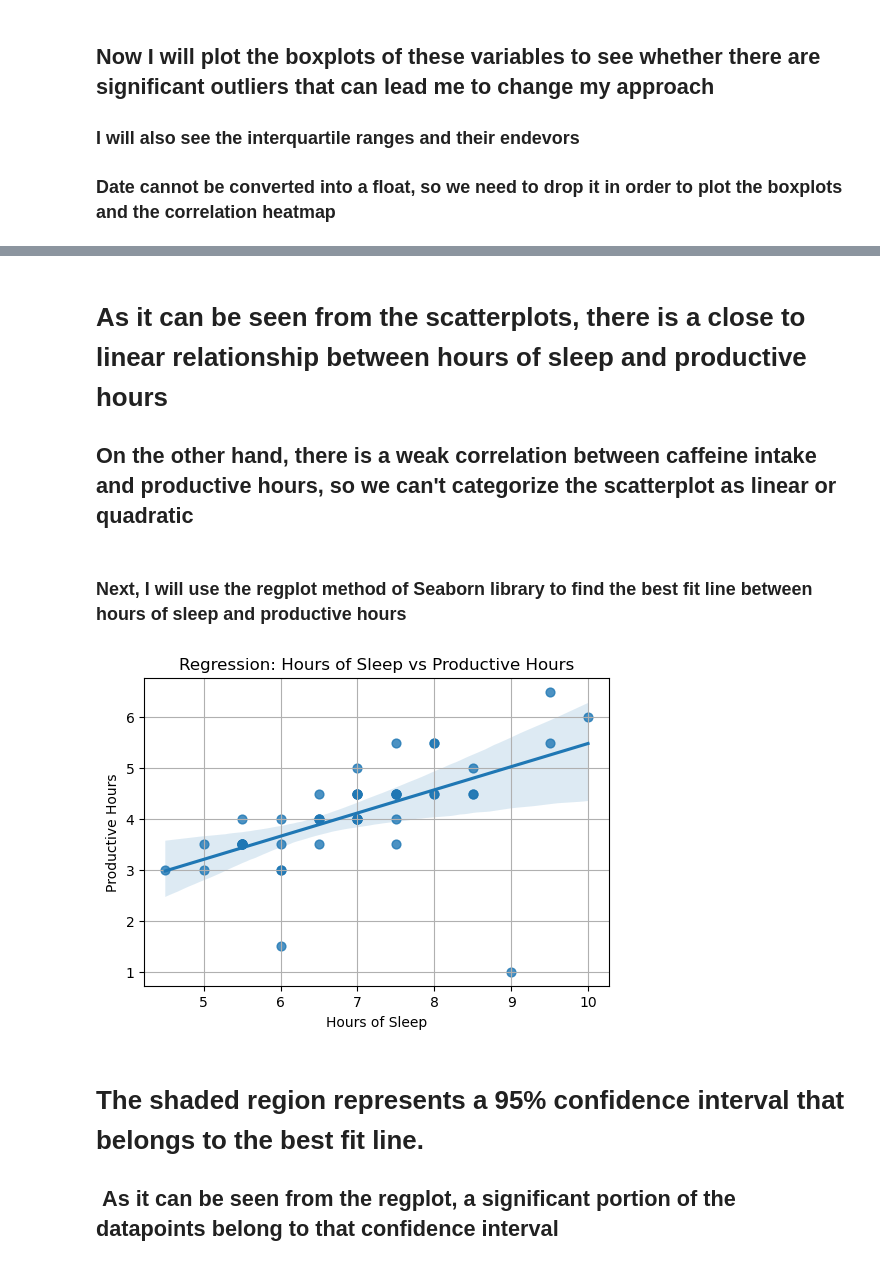
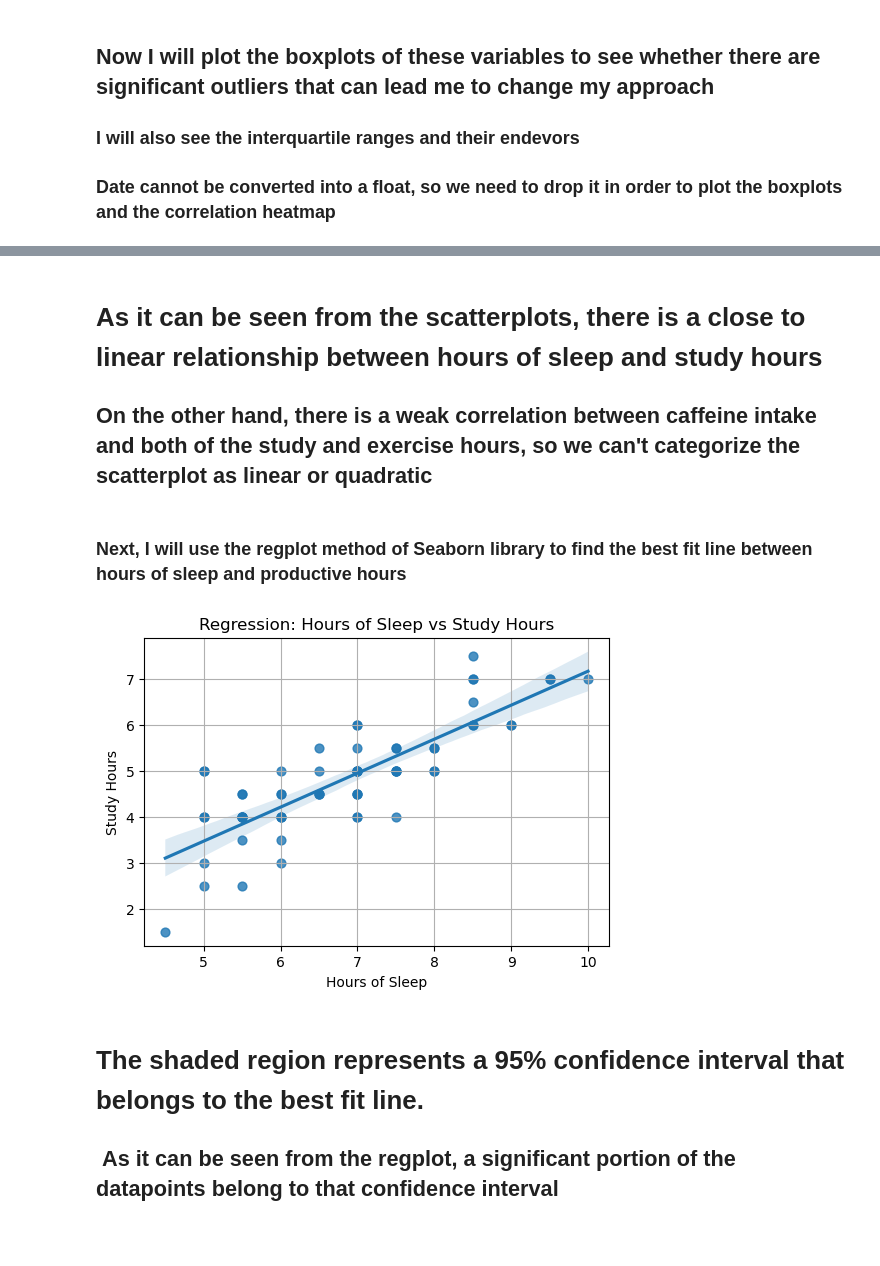
Before and after one commit to emrecavus1/Emre-Cavus-DSA-210-Project, a Jupyter notebook: DSA 210 Project.ipynb, the cells around one changed output, grey strips where cells are left out. Cells and saved outputs as stored; diff of their text form; code cells hidden in the pictures; blank space fills up the shorter version.

```diff
--- a/DSA 210 Project.ipynb
+++ b/DSA 210 Project.ipynb
@@ -1,7 +1,7 @@
 # %%
 import pandas as pd
-path = "/Users/emrecavus/Desktop/DSA 210 Project/DSA210_Data.csv"
-data = pd.read_csv(path, delimiter=';')
+path = "/Users/emrecavus/Desktop/DSA 210 Project/DSA 210 Data.csv"
+data = pd.read_csv(path, delimiter=',')
 # %%
 data.head()
 # %% [output]
@@ -108,18 +136,18 @@ plt.show()
 # %% [markdown]
-# As it can be seen from the scatterplots, there is a close to linear relationship between hours of sleep and productive hours
-## On the other hand, there is a weak correlation between caffeine intake and productive hours, so we can't categorize the scatterplot as linear or quadratic
+# As it can be seen from the scatterplots, there is a close to linear relationship between hours of sleep and study hours
+## On the other hand, there is a weak correlation between caffeine intake and both of the study and exercise hours, so we can't categorize the scatterplot as linear or quadratic
 # %% [markdown]
 <h3> Next, I will use the regplot method of Seaborn library to find the best fit line between hours of sleep and productive hours </h3>
 # %%
 plt.figure(figsize=(6, 4))
-sns.regplot(data=numeric_data, x='Hours of Sleep', y='Productive Hours', ci=95, scatter_kws={"s": 40})
-plt.title("Regression: Hours of Sleep vs Productive Hours")
+sns.regplot(data=numeric_data, x='Hours of Sleep', y='Study Hours', ci=95, scatter_kws={"s": 40})
+plt.title("Regression: Hours of Sleep vs Study Hours")
 plt.xlabel("Hours of Sleep")
-plt.ylabel("Productive Hours")
+plt.ylabel("Study Hours")
 plt.grid(True)
 plt.show()
 # %% [output]
-[figure, old version]
+[figure, new version]
 # %% [markdown]
 # The shaded region represents a 95% confidence interval that belongs to the best fit line. #
 <h2> As it can be seen from the regplot, a significant portion of the datapoints belong to that confidence interval </h2>
```
Also changed, not shown: parts of 39 cells of this notebook, 3 other files.
